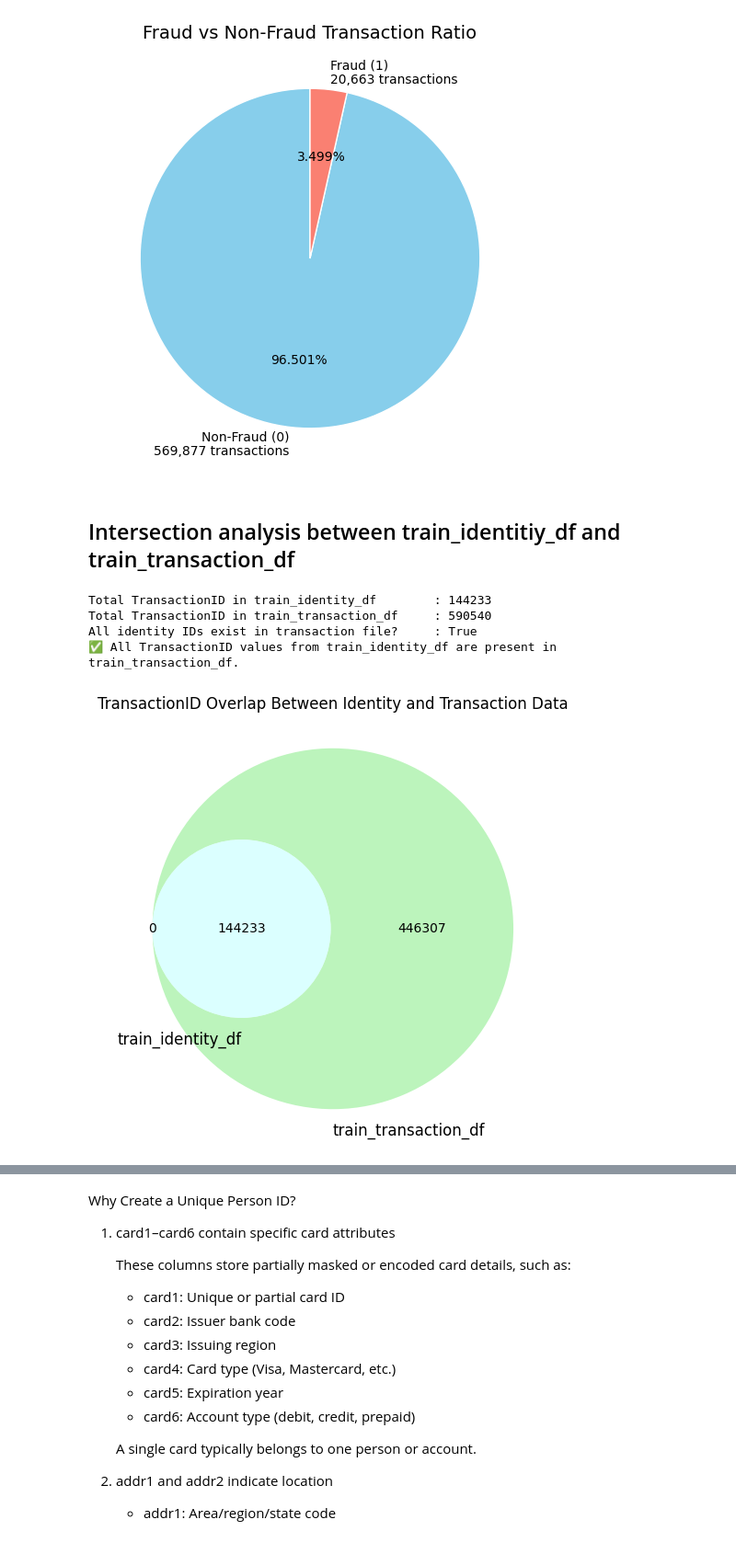
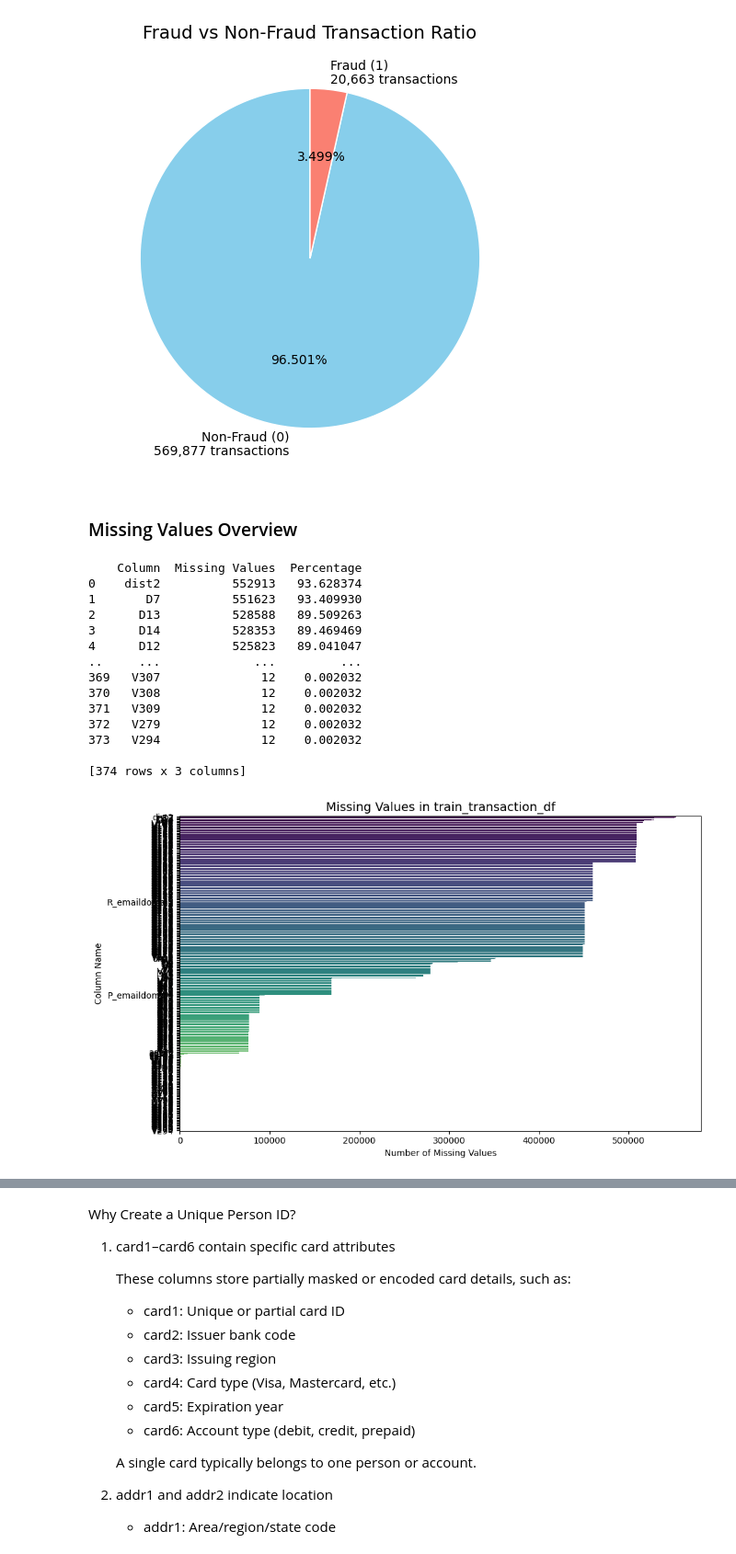
Before and after one commit to FillipusAditya/fraud-detection-ieee-cis, a Jupyter notebook: main.ipynb, the cells around one changed output, grey strips where cells are left out. Shown at 92% size. Drawn from its saved outputs; the diff is of its cells as text; code cells hidden in the pictures.

```diff
--- a/main.ipynb
+++ b/main.ipynb
@@ -127,40 +405,23 @@ plt.title("Fraud vs Non-Fraud Transaction Ratio", fontsize=14)
 plt.show()
 # %% [output]
 [figure]
-# %% [markdown]
-## Intersection analysis between train_identitiy_df and train_transaction_df
-# %%
-# Get TransactionID sets from both dataframes
-ids_identity = set(train_identity_df["TransactionID"])
-ids_transaction = set(train_transaction_df["TransactionID"])
-
-# Check if all IDs in train_identity_df exist in train_transaction_df
-all_exist = ids_identity.issubset(ids_transaction)
-
-# Print the results
-print(f"Total TransactionID in train_identity_df        : {len(ids_identity)}")
-print(f"Total TransactionID in train_transaction_df     : {len(ids_transaction)}")
-print(f"All identity IDs exist in transaction file?     : {all_exist}")
-
-if all_exist:
-    print("✅ All TransactionID values from train_identity_df are present in train_transaction_df.")
-else:
-    missing_ids = ids_identity - ids_transaction
-    print(f"⚠️ There are {len(missing_ids)} TransactionID values in train_identity_df not found in train_transaction_df.")
-
-# Create a Venn diagram
-plt.figure(figsize=(6,6))
-venn2(
-    [ids_identity, ids_transaction],
-    set_labels=("train_identity_df", "train_transaction_df"),
-    set_colors=("skyblue", "lightgreen"),
-    alpha=0.6
-)
-plt.title("TransactionID Overlap Between Identity and Transaction Data")
-plt.show()
-# %% [output]
-Total TransactionID in train_identity_df        : 144233
-Total TransactionID in train_transaction_df     : 590540
-All identity IDs exist in transaction file?     : True
-✅ All TransactionID values from train_identity_df are present in train_transaction_df.
-[figure]
+# %% [markdown]
+### Missing Values Overview
+# %%
+plot_missing_values(train_transaction_df, title="Missing Values in train_transaction_df")
+# %% [output]
+    Column  Missing Values  Percentage
+0    dist2          552913   93.628374
+1       D7          551623   93.409930
+2      D13          528588   89.509263
+3      D14          528353   89.469469
+4      D12          525823   89.041047
+..     ...             ...         ...
+369   V307              12    0.002032
+370   V308              12    0.002032
+371   V309              12    0.002032
+372   V279              12    0.002032
+373   V294              12    0.002032
+
+[374 rows x 3 columns]
+[figure, added]
```
Also changed, not shown: parts of 71 cells of this notebook.
